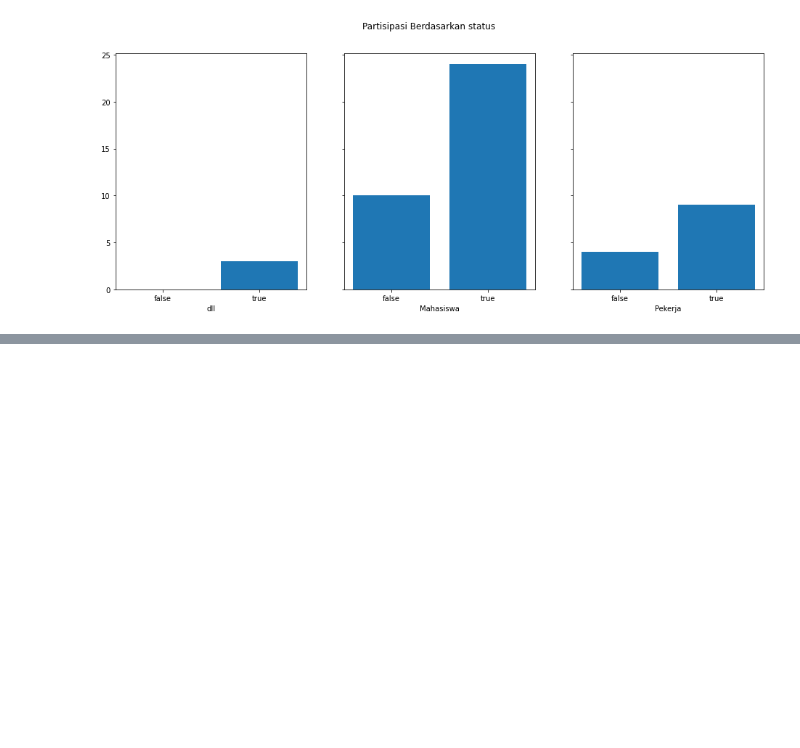
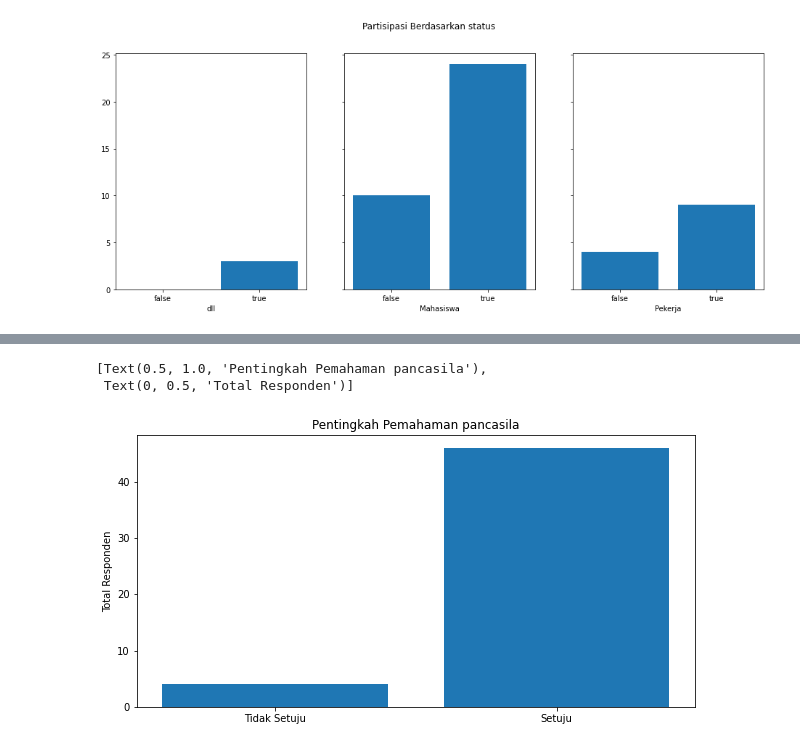
Before and after one commit to Xwyzworms/Tabular-Data-Small-Projects, a Jupyter notebook: Pancasila/pancasila.ipynb, the cells around one changed output, grey strips where cells are left out. Cells and saved outputs as stored; diff of their text form; code cells hidden in the pictures; blank space fills up the shorter version.

```diff
--- a/Pancasila/pancasila.ipynb
+++ b/Pancasila/pancasila.ipynb
@@ -120,0 +126,3 @@ ax.set_xticklabels(["true","false"])
+# %%
+for i in range(len(df["whypaham"].values)):
+    print(i , df["whypaham"].loc[i])
@@ -120,0 +151,17 @@ ax.set_xticklabels(["true","false"])
+# %%
+barbar = [16,19,25,30]
+for i in range(len(df)):
+    if i in barbar:
+        df["pentingkah"].loc[i] = 0
+    else:
+        df["pentingkah"].loc[i] = 1
+# %%
+f,ax = plt.subplots(1,1,figsize=(10,5))
+ax.bar(df["pentingkah"].unique(), df["pentingkah"].value_counts())
+ax.set_xticks(df["pentingkah"].unique())
+ax.set_xticklabels(["Setuju","Tidak Setuju"])
+ax.set(title="Pentingkah Pemahaman pancasila",ylabel="Total Responden")
+# %% [output]
+[Text(0.5, 1.0, 'Pentingkah Pemahaman pancasila'),
+ Text(0, 0.5, 'Total Responden')]
+[figure, added]
```
Also changed, not shown: parts of 13 cells of this notebook.
